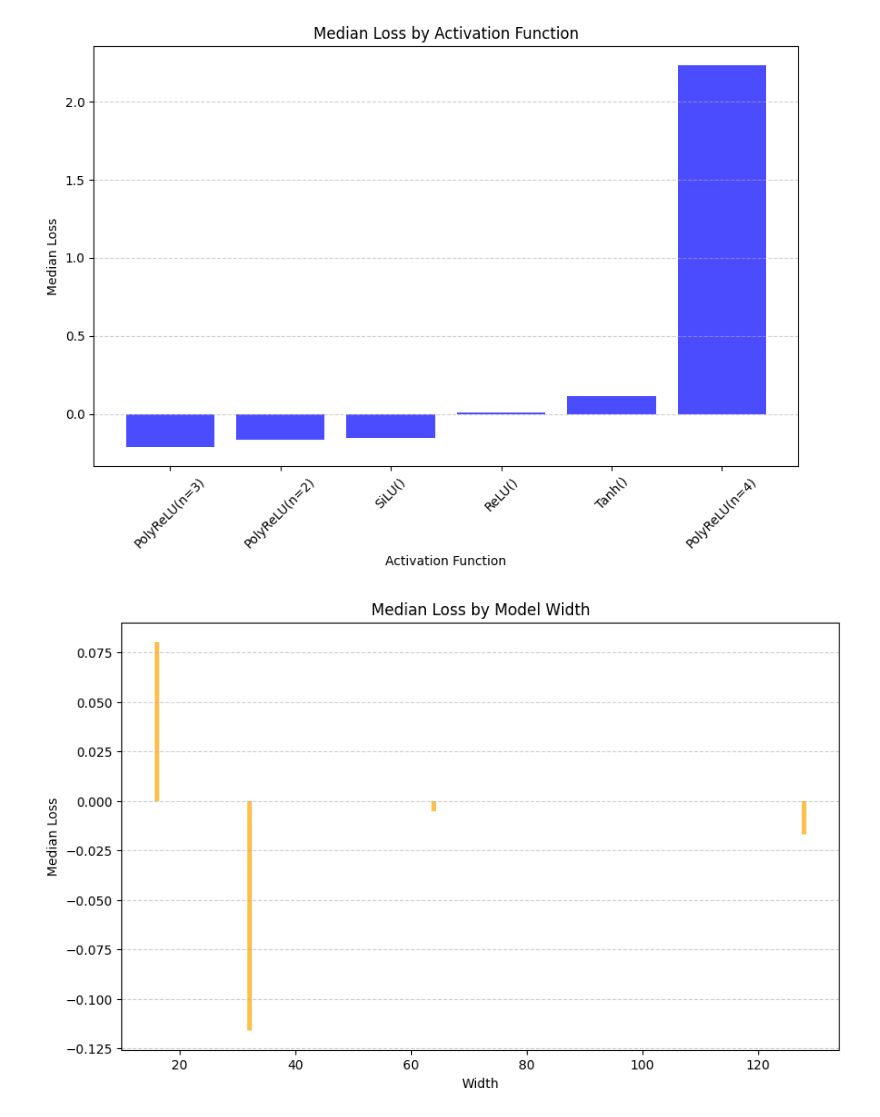
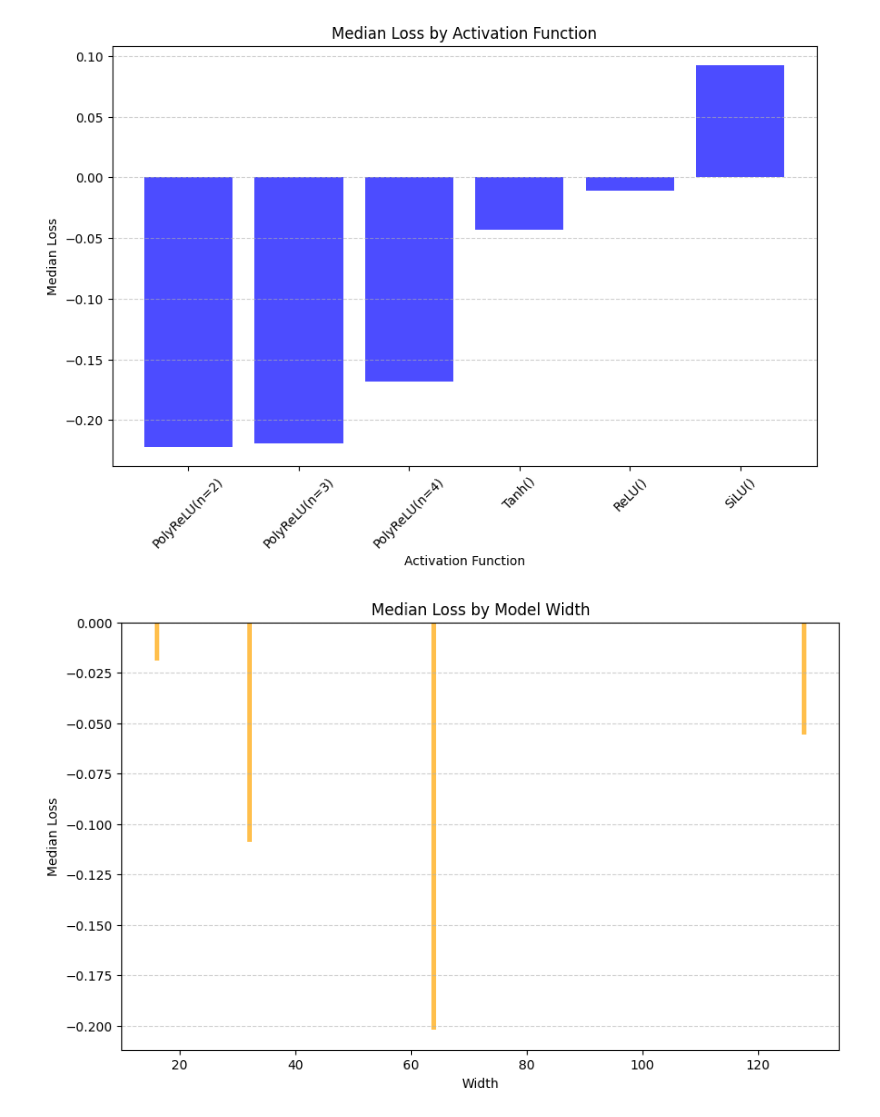
Before and after one commit to Project-08/Project-8, a Jupyter notebook: hyperparameter_analysis.ipynb, the cells around one changed output. Saved outputs shown, nothing was run; the diff lists cells and outputs as text; code cells hidden in the pictures.

```diff
--- a/hyperparameter_analysis.ipynb
+++ b/hyperparameter_analysis.ipynb
@@ -2,6 +2,7 @@
 import pandas as pd
 import matplotlib.pyplot as plt
 import re
+import numpy as np
 
 def parse_drm_results(file_path):
     """Parses the file with results and returns a DataFrame."""
@@ -12,7 +13,11 @@ def parse_drm_results(file_path):
             rank_match = re.match(r"Rank (\d+), loss = ([\-\d\.eE]+)", line)
             if rank_match:
                 rank = int(rank_match.group(1))
-                loss = float(rank_match.group(2))
+                loss_str = rank_match.group(2)
+                if loss_str.lower() == 'inf':  # Handle 'inf' case
+                    loss = np.inf
+                else:
+                    loss = float(loss_str)
                 data.append({"Rank": rank, "Loss": loss})
             # Match hyperparameters
             act_fn_match = re.match(r"\s+act_fn: (.+)", line)
@@ -122,5 +131,5 @@ plt.show()
 # %%
-file_path = 'random_search_results_drm_problem1.txt'
+file_path = 'random_search_results_drm_problem5.txt'
 df = parse_drm_results(file_path)
 
 # Analyze the impact of each hyperparameter
@@ -147,32 +156,32 @@ plt.xticks(rotation=45)
 plt.grid(axis="y", linestyle="--", alpha=0.6)
 plt.show()
 
 # Width
 plt.figure(figsize=(10, 6))
 plt.bar(width_median.index, width_median, color="orange", alpha=0.7)
 plt.title("Median Loss by Model Width")
 plt.ylabel("Median Loss")
 plt.xlabel("Width")
 plt.grid(axis="y", linestyle="--", alpha=0.6)
 plt.show()
 
 # Number of Blocks
 plt.figure(figsize=(10, 6))
 plt.bar(nblocks_median.index, nblocks_median, color="green", alpha=0.7)
 plt.title("Median Loss by Number of Blocks")
 plt.ylabel("Median Loss")
 plt.xlabel("Number of Blocks")
 plt.grid(axis="y", linestyle="--", alpha=0.6)
 plt.show()
 
 # Learning Rate
 plt.figure(figsize=(10, 6))
 plt.bar(lr_median.index.astype(str), lr_median, color="red", alpha=0.7)
 plt.title("Median Loss by Learning Rate")
 plt.ylabel("Median Loss")
 plt.xlabel("Learning Rate")
 plt.grid(axis="y", linestyle="--", alpha=0.6)
 plt.show()
 # %% [output]
-[figure, old version]
+[figure, new version]
-[figure, old version]
+[figure, new version]
```
Also changed, not shown: parts of 5 cells of this notebook, 1 other file.
